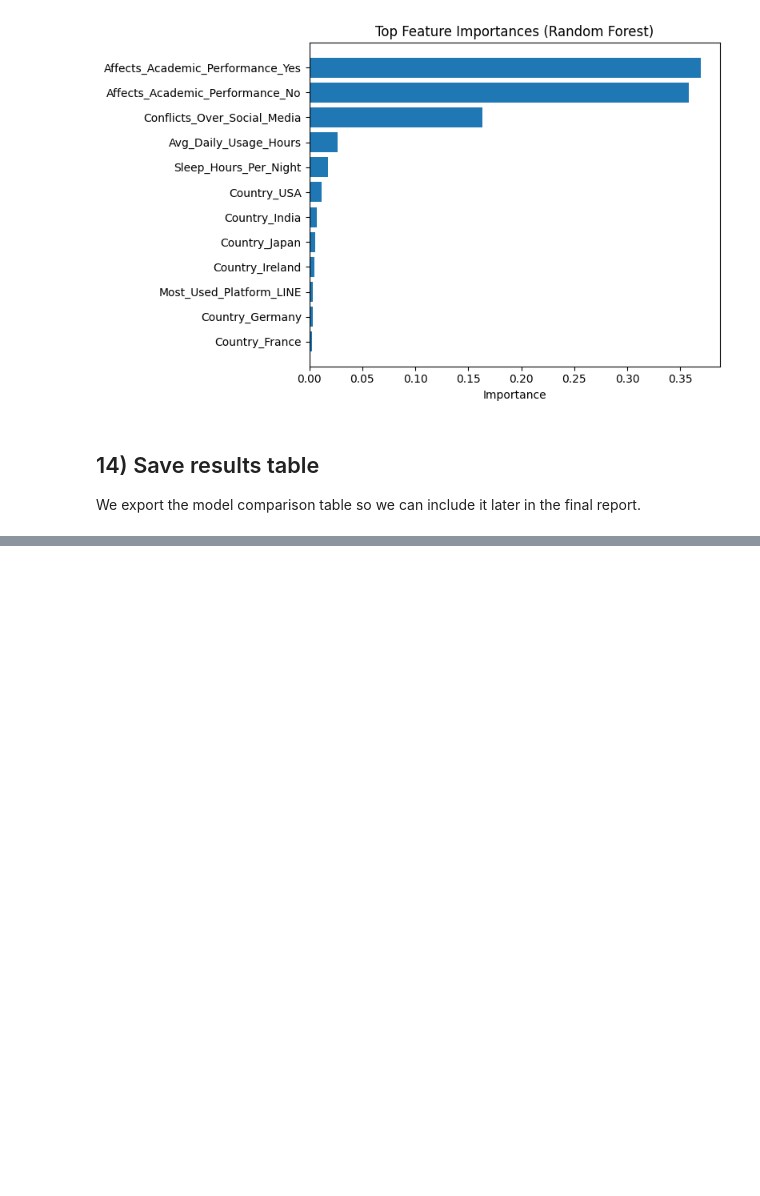
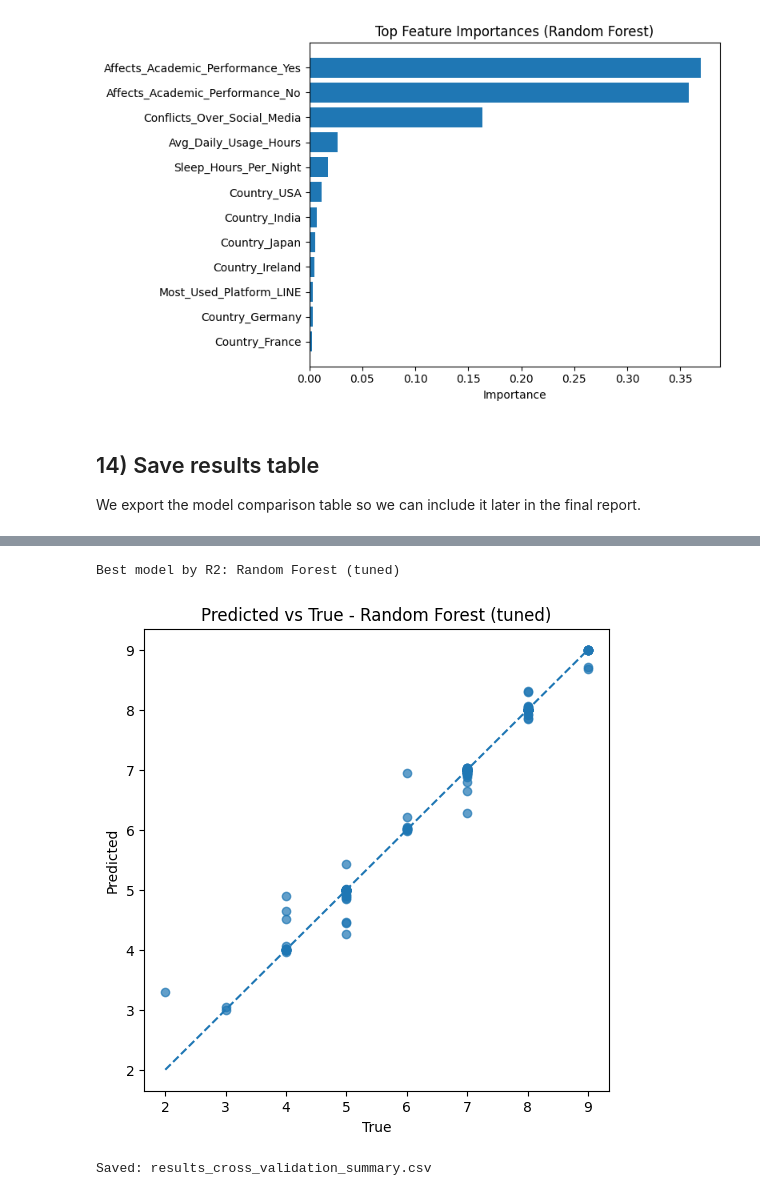
Before and after one commit to Jemmy0406/final-project, a Jupyter notebook: EE344_final_project.ipynb, the cells around one changed output, grey strips where cells are left out. Saved outputs shown, nothing was run; the diff lists cells and outputs as text; code cells hidden in the pictures; blank space fills up the shorter version.

```diff
--- a/EE344_final_project.ipynb
+++ b/EE344_final_project.ipynb
@@ -439,0 +663,80 @@ Saved: results_model_comparison.csv
+# %%
+from sklearn.model_selection import KFold, cross_validate
+
+cv = KFold(n_splits=5, shuffle=True, random_state=42)
+scoring = {
+    "MAE": "neg_mean_absolute_error",
+    "RMSE": "neg_root_mean_squared_error",
+    "R2": "r2"
+}
+
+best_estimators = {
+    "Linear Regression": linreg,
+    "KNN (tuned)": best_knn,
+    "Random Forest (tuned)": best_rf,
+    "Gradient Boosting (tuned)": best_gbr
+}
+
+cv_rows = []
+for name, model in best_estimators.items():
+    scores = cross_validate(
+        model,
+        X,
+        y,
+        cv=cv,
+        scoring=scoring,
+        n_jobs=1
+    )
+
+    mae_scores = -scores["test_MAE"]
+    rmse_scores = -scores["test_RMSE"]
+    r2_scores = scores["test_R2"]
+
+    cv_rows.append({
+        "Model": name,
+        "CV_MAE_mean": mae_scores.mean(),
+        "CV_MAE_std": mae_scores.std(),
+        "CV_RMSE_mean": rmse_scores.mean(),
+        "CV_RMSE_std": rmse_scores.std(),
+        "CV_R2_mean": r2_scores.mean(),
+        "CV_R2_std": r2_scores.std()
+    })
+
+cv_results_df = pd.DataFrame(cv_rows).sort_values("CV_R2_mean", ascending=False).reset_index(drop=True)
+
+cv_display_df = cv_results_df[["Model"]].copy()
+cv_display_df["CV MAE (mean +/- std)"] = cv_results_df.apply(
+    lambda row: f"{row['CV_MAE_mean']:.3f} +/- {row['CV_MAE_std']:.3f}", axis=1
+)
+cv_display_df["CV RMSE (mean +/- std)"] = cv_results_df.apply(
+    lambda row: f"{row['CV_RMSE_mean']:.3f} +/- {row['CV_RMSE_std']:.3f}", axis=1
+)
+cv_display_df["CV R2 (mean +/- std)"] = cv_results_df.apply(
+    lambda row: f"{row['CV_R2_mean']:.3f} +/- {row['CV_R2_std']:.3f}", axis=1
+)
+
+best_name = cv_results_df.loc[0, "Model"]
+print("Best model by R2:", best_name)
+
+best_model = best_estimators[best_name]
+best_pred = best_model.predict(X_test)
+
+plt.figure(figsize=(6, 6))
+plt.scatter(y_test, best_pred, alpha=0.7)
+plt.title(f"Predicted vs True - {best_name}")
+plt.xlabel("True")
+plt.ylabel("Predicted")
+
+# diagonal reference
+min_v = min(y_test.min(), best_pred.min())
+max_v = max(y_test.max(), best_pred.max())
+plt.plot([min_v, max_v], [min_v, max_v], linestyle="--")
+plt.show()
+
+cv_results_df.to_csv("results_cross_validation_summary.csv", index=False)
+print("Saved: results_cross_validation_summary.csv")
+display(cv_display_df)
+# %% [output]
+Best model by R2: Random Forest (tuned)
+[figure, added]
+Saved: results_cross_validation_summary.csv
```
Also changed, not shown: parts of 16 cells of this notebook.
